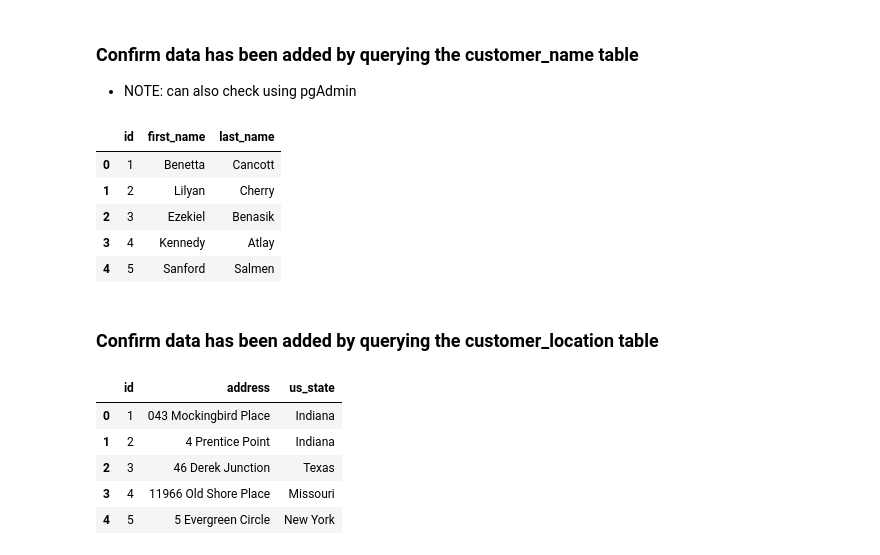
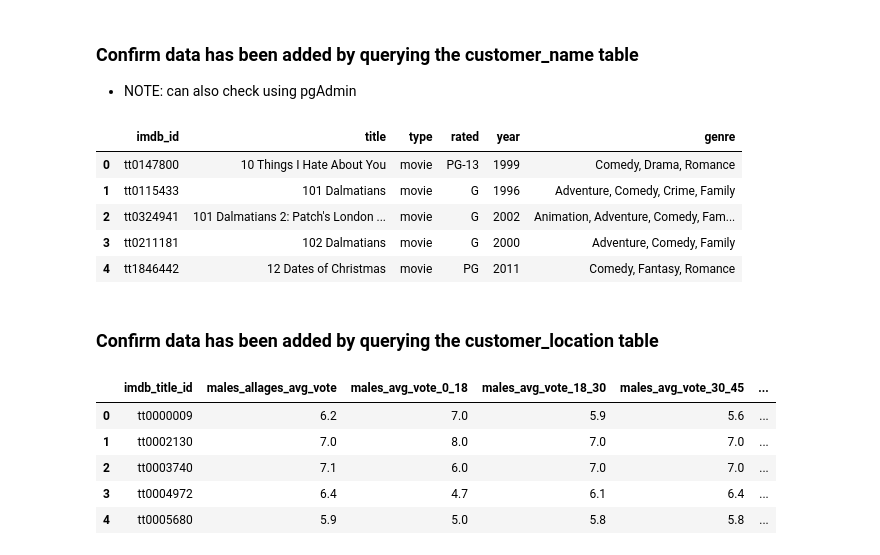
Before and after one commit to travisstowell/ETLProject, a Jupyter notebook: data_etl.ipynb, the cells around one changed output. Drawn from its saved outputs; the diff is of its cells as text; code cells hidden in the pictures.

```diff
--- a/data_etl.ipynb
+++ b/data_etl.ipynb
@@ -110,22 +105,22 @@ LINE 1: INSERT INTO imdb_ratings (imdb_title_id, "MaleAllAgesVote", ...
 ### Confirm data has been added by querying the customer_name table
 * NOTE: can also check using pgAdmin
 # %%
-pd.read_sql_query('select * from customer_name', con=engine).head()
+pd.read_sql_query('select * from disney_plus_info', con=engine).head()
 # %% [output]
-|  | id | first_name | last_name |
-| 0 | 1 | Benetta | Cancott |
-| 1 | 2 | Lilyan | Cherry |
-| 2 | 3 | Ezekiel | Benasik |
-| 3 | 4 | Kennedy | Atlay |
-| 4 | 5 | Sanford | Salmen |
+|  | imdb_id | title | type | rated | year | genre |
+| 0 | tt0147800 | 10 Things I Hate About You | movie | PG-13 | 1999 | Comedy, Drama, Romance |
+| 1 | tt0115433 | 101 Dalmatians | movie | G | 1996 | Adventure, Comedy, Crime, Family |
+| 2 | tt0324941 | 101 Dalmatians 2: Patch's London ... | movie | G | 2002 | Animation, Adventure, Comedy, Fam... |
+| 3 | tt0211181 | 102 Dalmatians | movie | G | 2000 | Adventure, Comedy, Family |
+| 4 | tt1846442 | 12 Dates of Christmas | movie | PG | 2011 | Comedy, Fantasy, Romance |
 # %% [markdown]
 ### Confirm data has been added by querying the customer_location table
 # %%
-pd.read_sql_query('select * from customer_location', con=engine).head()
+pd.read_sql_query('select * from imdb_ratings', con=engine).head()
 # %% [output]
-|  | id | address | us_state |
-| 0 | 1 | 043 Mockingbird Place | Indiana |
-| 1 | 2 | 4 Prentice Point | Indiana |
-| 2 | 3 | 46 Derek Junction | Texas |
-| 3 | 4 | 11966 Old Shore Place | Missouri |
-| 4 | 5 | 5 Evergreen Circle | New York |
+|  | imdb_title_id | males_allages_avg_vote | males_avg_vote_0_18 | males_avg_vote_18_30 | males_avg_vote_30_45 | ... |
+| 0 | tt0000009 | 6.2 | 7.0 | 5.9 | 5.6 | ... |
+| 1 | tt0002130 | 7.0 | 8.0 | 7.0 | 7.0 | ... |
+| 2 | tt0003740 | 7.1 | 6.0 | 7.0 | 7.0 | ... |
+| 3 | tt0004972 | 6.4 | 4.7 | 6.1 | 6.4 | ... |
+| 4 | tt0005680 | 5.9 | 5.0 | 5.8 | 5.8 | ... |
```
Also changed, not shown: parts of 1 cell of this notebook, 1 other file.
